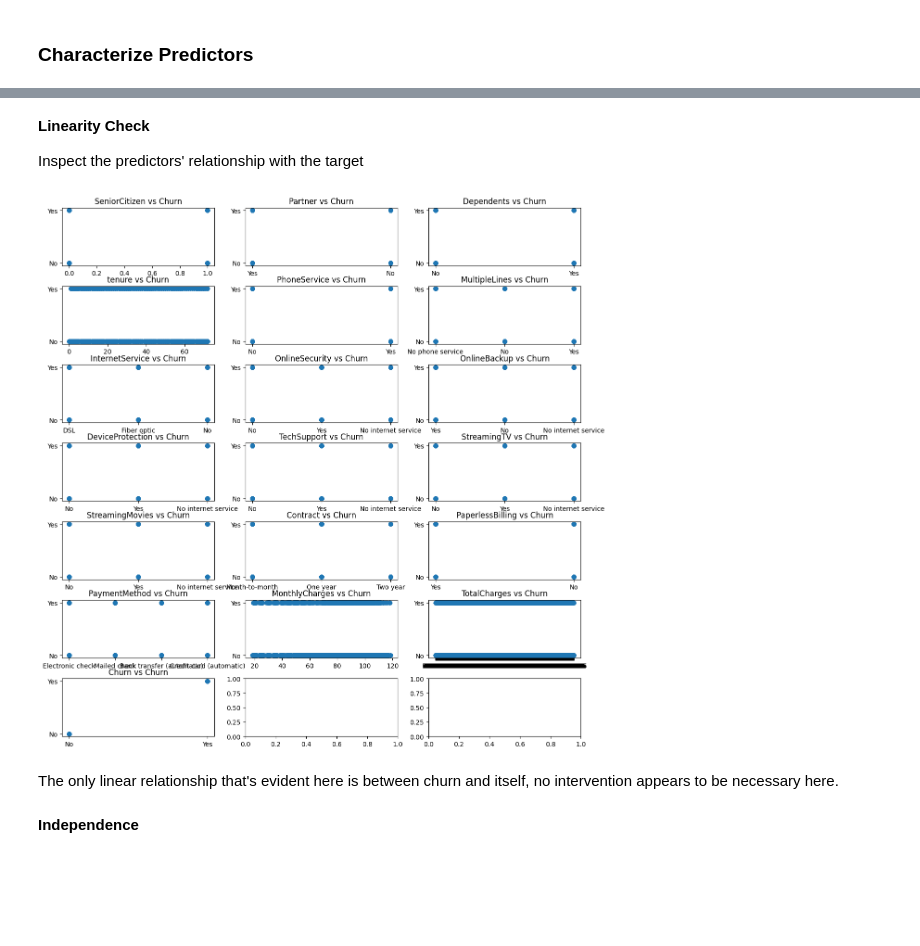
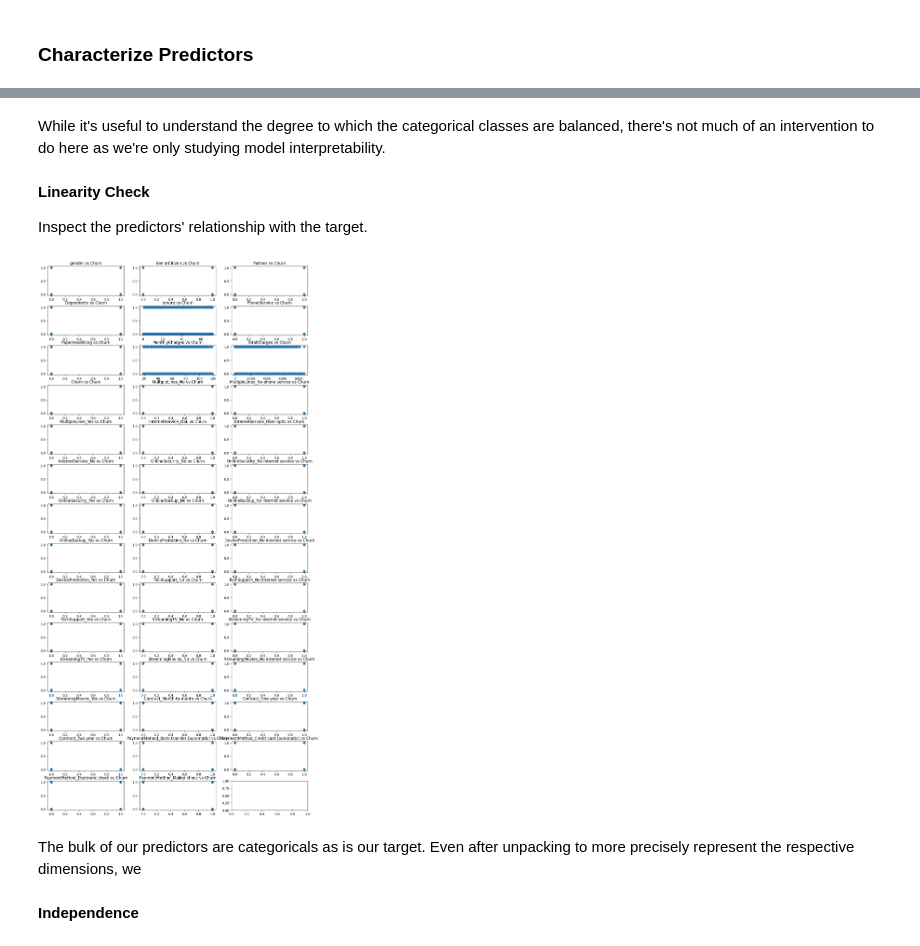
Before and after one commit to auto-d/linear-interp, a Jupyter notebook: linear-interp.ipynb, the cells around one changed output, grey strips where cells are left out. Cells and saved outputs as stored; diff of their text form; code cells hidden in the pictures; blank space fills up the shorter version.

```diff
--- a/linear-interp.ipynb
+++ b/linear-interp.ipynb
@@ -79,0 +155,14 @@ Next we'll inspect the predictor variables and characterize their distribution a
+# %%
+# Plot the distribution of all variables and the target
+features = dfm.columns
+h = 14
+w = 3
+fig, axs = plt.subplots(h,w, figsize=(12,24))
+fig.tight_layout()
+for i, feature in enumerate(features):
+     row = i // w
+     col = i % w
+     axs[row, col].hist(dfm[feature])
+     axs[row, col].set_title(feature)
+
+plt.show()
@@ -80,25 +171,27 @@ Next we'll inspect the predictor variables and characterize their distribution a
+# %% [markdown]
+While it's useful to understand the degree to which the categorical classes are balanced, there's not much of an intervention to do here as we're only studying model interpretability.
 # %% [markdown]
 **Linearity Check**
 
-Inspect the predictors' relationship with the target
+Inspect the predictors' relationship with the target.
 # %%
-features = df.columns[1:]
+features = dfm.columns
 target = "Churn"
-h = 7
+h = 14
 w = 3
-fig, axs = plt.subplots(h,w, figsize=(12,12))
+fig, axs = plt.subplots(h,w, figsize=(12,24))
 fig.tight_layout()
 for i, feature in enumerate(features):
      row = i // w
      col = i % w
-     axs[row, col].scatter(x=df[feature], y=df[target])
+     axs[row, col].scatter(x=dfm[feature], y=dfm[target])
      axs[row, col].set_title(f"{feature} vs {target}")
 
 plt.show()
 # %% [output]
-[figure, old version]
+[figure, new version]
 # %% [markdown]
-The only linear relationship that's evident here is between churn and itself, no intervention appears to be necessary here.
+The bulk of our predictors are categoricals as is our target. Even after unpacking to more precisely represent the respective dimensions, we
 # %% [markdown]
 **Independence**
 # %% [markdown]
```
Also changed, not shown: parts of 102 cells of this notebook.
